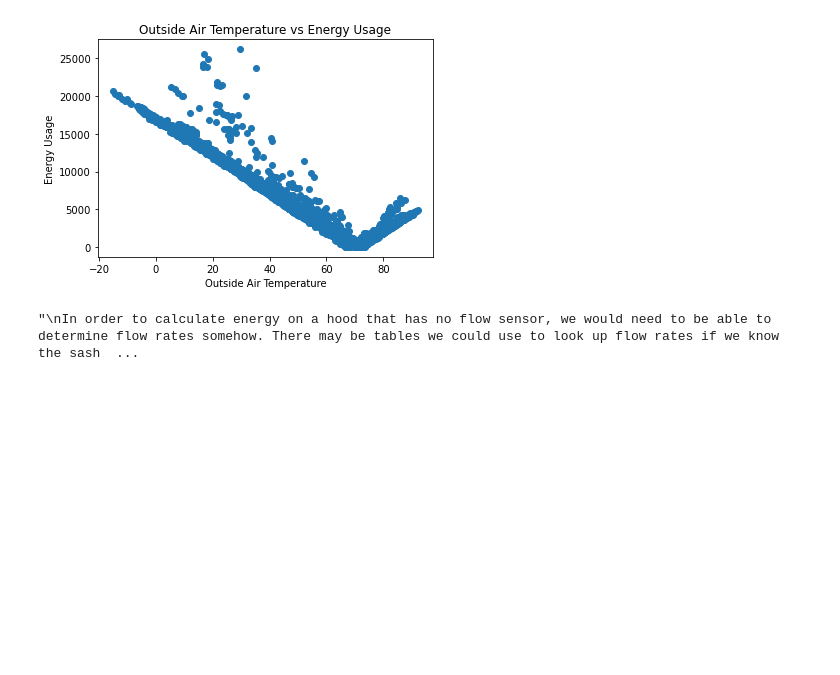
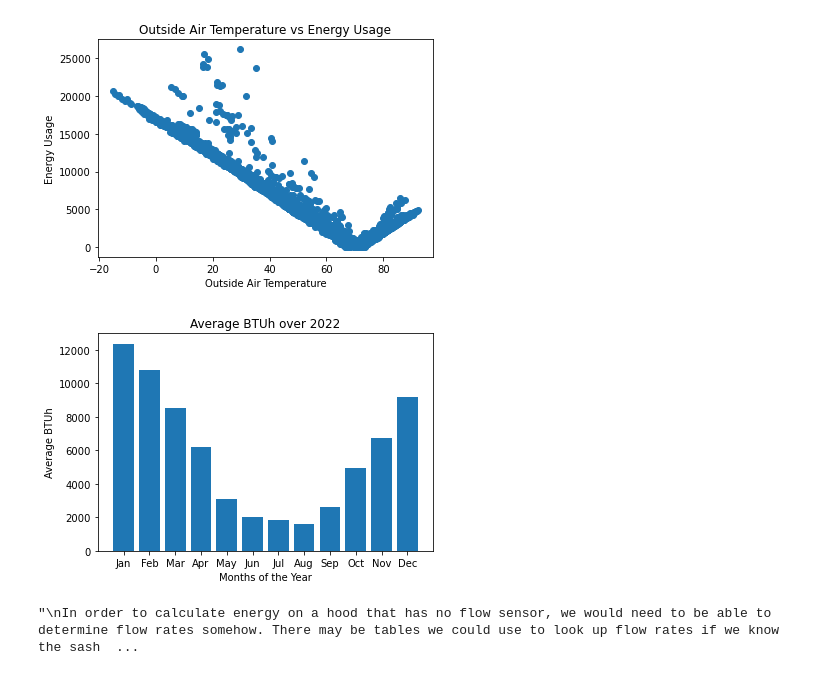
Before and after one commit to thereidfleish/fume-hood-dashboard, a Jupyter notebook: query.ipynb, the cells around one changed output. Saved outputs shown, nothing was run; the diff lists cells and outputs as text; code cells hidden in the pictures; blank space fills up the shorter version.

```diff
--- a/query.ipynb
+++ b/query.ipynb
@@ -651,6 +651,24 @@ ndf = (df[df["BTUh"]>12000])
 [figure]
 (0.20627857258875645, 1.4459706027100191e-78)
 [figure]
+# %%
+#Month Graph
+def get_average_energy_by_month(df, month):
+    ndf = df.loc[df['month']==month]
+    return np.mean(ndf["BTUh"])
+
+averages = [get_average_energy_by_month(df,i) for i in range(1,13)]
+averages
+
+months = ["Jan", "Feb", "Mar", "Apr","May","Jun","Jul","Aug","Sep","Oct","Nov","Dec"]
+
+plt.bar(x = months, height=averages)
+plt.title("Average BTUh over 2022")
+plt.xlabel("Months of the Year")
+plt.ylabel("Average BTUh")
+plt.savefig("C:\\Users\\Rob\\Desktop\\ESW\\Fume\\Images\\energy_bar_graph.png",dpi=500)
+# %% [output]
+[figure, added]
 # %%
 #How to deal with fume hoods with no flow sensors?
 """
```
